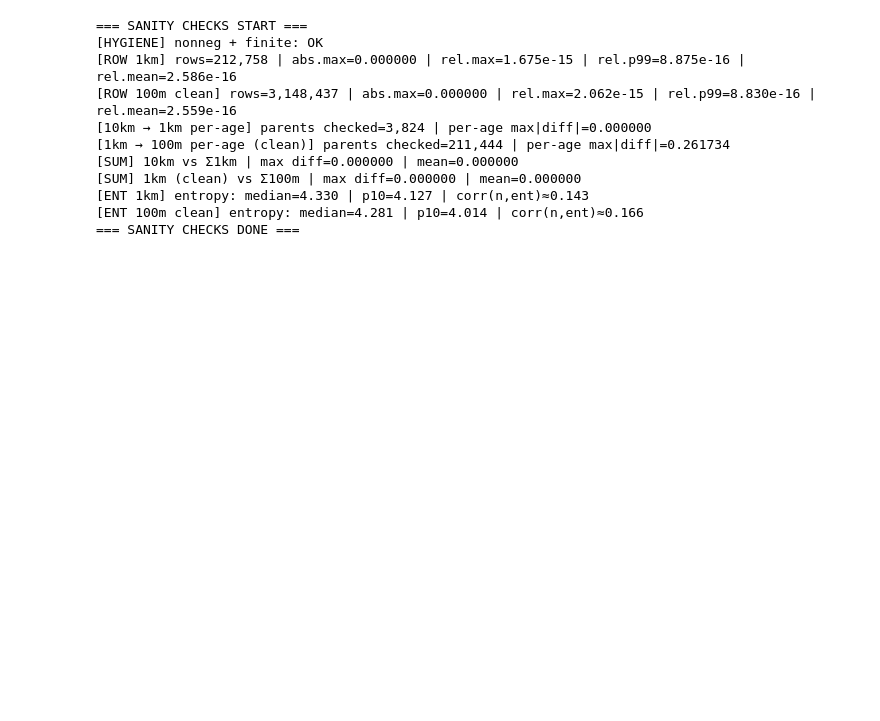
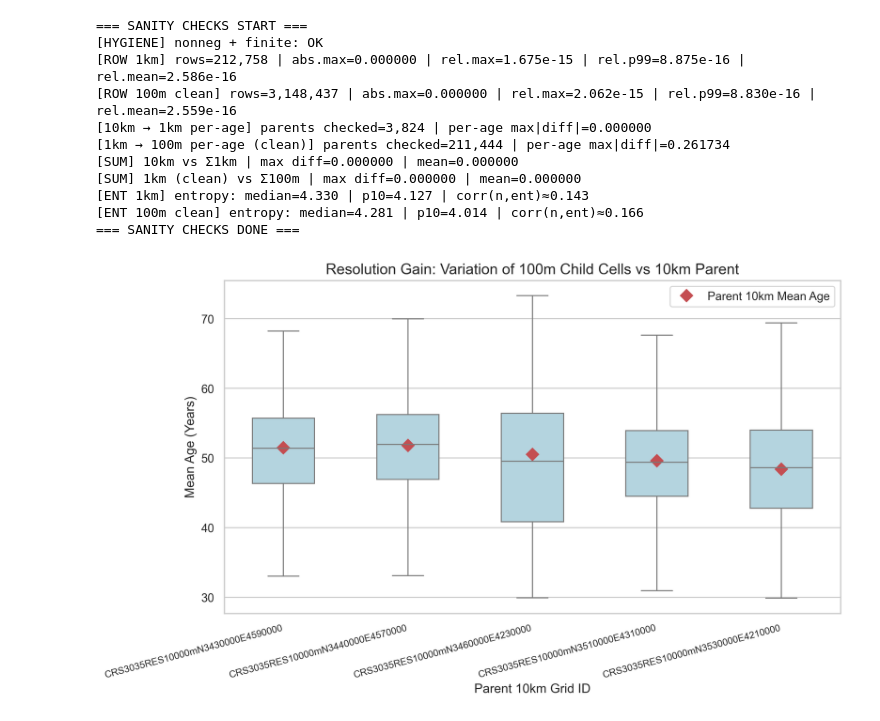
Before and after one commit to TUBS-IVS/cleancensus, a Jupyter notebook: ages.ipynb, the cells around one changed output. Saved outputs shown, nothing was run; the diff lists cells and outputs as text; code cells hidden in the pictures; blank space fills up the shorter version.

```diff
--- a/ages.ipynb
+++ b/ages.ipynb
@@ -2226,3 +2226,70 @@ print("=== SANITY CHECKS DONE ===\n")
 [ENT 1km] entropy: median=4.330 | p10=4.127 | corr(n,ent)≈0.143
 [ENT 100m clean] entropy: median=4.281 | p10=4.014 | corr(n,ent)≈0.166
 === SANITY CHECKS DONE ===
+# %%
+import pandas as pd
+import numpy as np
+import matplotlib.pyplot as plt
+import seaborn as sns
+
+df10 = pd.read_pickle(r"T:\petre\UCFL\Synthetic Population\Zensus\merged\df10_with_single_years.pickle").reset_index(drop=False) # Index is ID col, so reset
+df100 = pd.read_pickle(r"T:\petre\UCFL\Synthetic Population\Zensus\merged\df100_with_single_years.pickle").reset_index(drop=False)
+
+def calc_mean_age(df, age_cols):
+    # vector of ages [0, 1, ..., 100]
+    ages = np.arange(len(age_cols))
+
+    # matrix multiplication: (N_cells x A) @ (A x 1) -> (N_cells,)
+    pop_sum = df[age_cols].sum(axis=1)
+    age_mass = df[age_cols].dot(ages)
+
+    # Avoid division by zero
+    mean_age = np.divide(age_mass, pop_sum, out=np.zeros_like(age_mass), where=pop_sum > 0)
+    return mean_age
+
+age_cols = [f"AGE_{i}" for i in range(101)]
+
+# 1. Calculate Mean Age for 100m cells
+df100['mean_age'] = calc_mean_age(df100, age_cols)
+
+# 2. Select interesting 10km Parents (Heterogeneous areas)
+# Strategy: Find 10km parents with the highest variance in child mean ages
+# (This ensures we pick a visually interesting plot, e.g., city center vs suburbs)
+stats = df100.groupby('GITTER_ID_10km')['mean_age'].agg(['std', 'count', 'mean'])
+interesting_parents = stats[stats['count'] > 500].nlargest(5, 'std').index.tolist()
+
+# 3. Prepare data for plotting
+plot_data = df100[df100['GITTER_ID_10km'].isin(interesting_parents)].copy()
+
+# Get parent mean age for comparison (boring straight line value)
+parent_means = df10.loc[df10['GITTER_ID_10km'].isin(interesting_parents)].copy()
+parent_means['parent_mean_age'] = calc_mean_age(parent_means, age_cols)
+parent_dict = parent_means.set_index('GITTER_ID_10km')['parent_mean_age'].to_dict()
+
+# --- Plotting ---
+plt.figure(figsize=(10, 6), dpi=300)
+sns.set_theme(style="whitegrid")
+
+# Boxplot of children
+ax = sns.boxplot(x='GITTER_ID_10km', y='mean_age', data=plot_data,
+                 color='lightblue', showfliers=False, width=0.5)
+
+# Overlay Parent Values (The "Boring Line")
+# We map the parent IDs to the x-axis coordinates (0, 1, 2...)
+ids_in_order = [label.get_text() for label in ax.get_xticklabels()]
+parent_values = [parent_dict[pid] for pid in ids_in_order]
+
+plt.plot(range(len(ids_in_order)), parent_values, 'rD', markersize=8, label='Parent 10km Mean Age')
+
+# Formatting
+plt.title('Resolution Gain: Variation of 100m Child Cells vs 10km Parent', fontsize=14)
+plt.ylabel('Mean Age (Years)', fontsize=12)
+plt.xlabel('Parent 10km Grid ID', fontsize=12)
+plt.xticks(rotation=15, ha='right', fontsize=9)
+plt.legend()
+
+plt.tight_layout()
+plt.savefig("resolution_gain_boxplot.png")
+plt.show()
+# %% [output]
+[figure, added]
```
Also changed, not shown: parts of 1 cell of this notebook.
